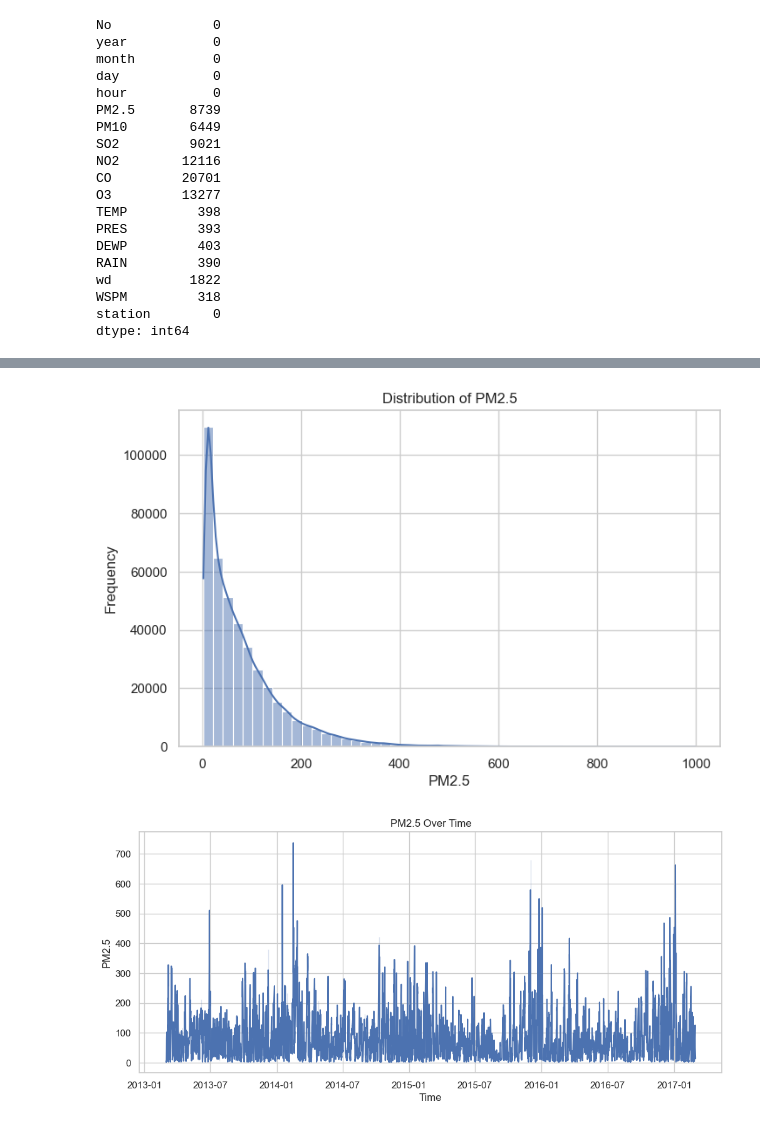
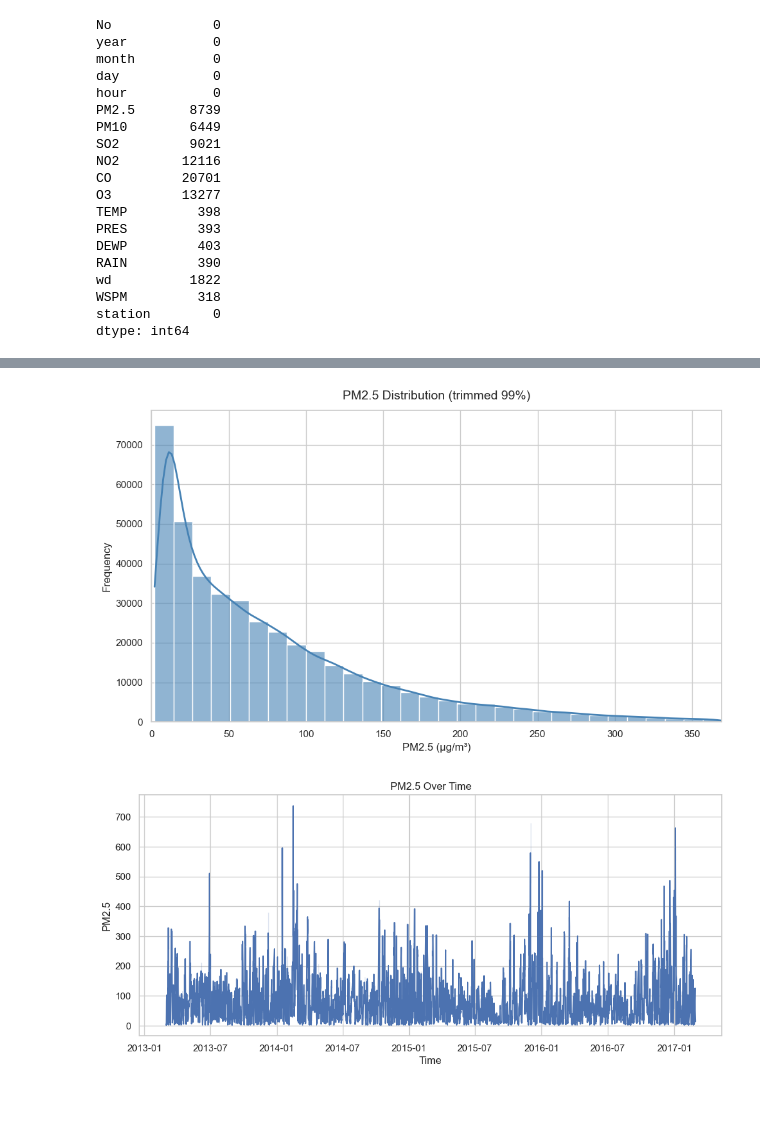
Before and after one commit to Mason-MSE/data_analysis, a Jupyter notebook: BeiingPM25.ipynb, the cells around one changed output, grey strips where cells are left out. Saved outputs shown, nothing was run; the diff lists cells and outputs as text; code cells hidden in the pictures; blank space fills up the shorter version.

```diff
--- a/BeiingPM25.ipynb
+++ b/BeiingPM25.ipynb
@@ -180,19 +180,34 @@ df1.groupby('station')[['PM2.5','PM10','SO2','NO2','CO','O3']].mean().sort_value
-# %%
-import matplotlib.pyplot as plt
-import seaborn as sns
-
-sns.set(style="whitegrid")
-
-plt.figure(figsize=(8,5))
-sns.histplot(df1['PM2.5'], bins=50, kde=True)
-
-plt.title('Distribution of PM2.5')
-plt.xlabel('PM2.5')
-plt.ylabel('Frequency')
-
-plt.show()
-# %% [output]
-[figure, removed]
+# %%
+import matplotlib.pyplot as plt
+import seaborn as sns
+
+sns.set(style="whitegrid")
+
+
+data = df1['PM2.5']
+data = data[data < data.quantile(0.99)]
+
+plt.figure(figsize=(10,6))
+
+sns.histplot(
+    data,
+    bins=30,
+    kde=True,
+    color="steelblue",
+    alpha=0.6,
+    line_kws={"linewidth": 2}
+)
+
+plt.title('PM2.5 Distribution (trimmed 99%)', fontsize=14, pad=12)
+plt.xlabel('PM2.5 (μg/m³)', fontsize=12)
+plt.ylabel('Frequency', fontsize=12)
+
+plt.xlim(0, data.max())
+
+plt.tight_layout()
+plt.show()
+# %% [output]
+[figure, added]
 # %%
 df_sample = df1.sample(5000)
 df_sample['datetime']=pd.to_datetime(df_sample[['year','month','day','hour']])
```
Also changed, not shown: parts of 9 cells of this notebook.
